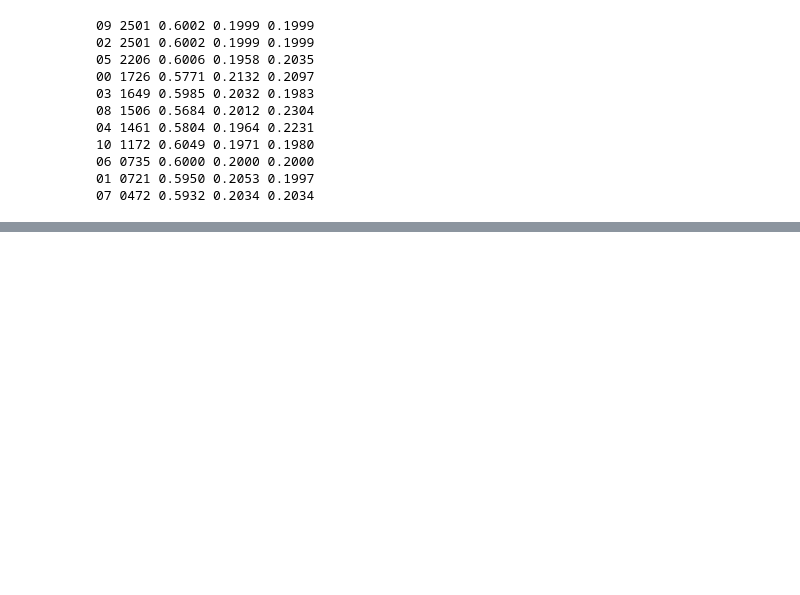
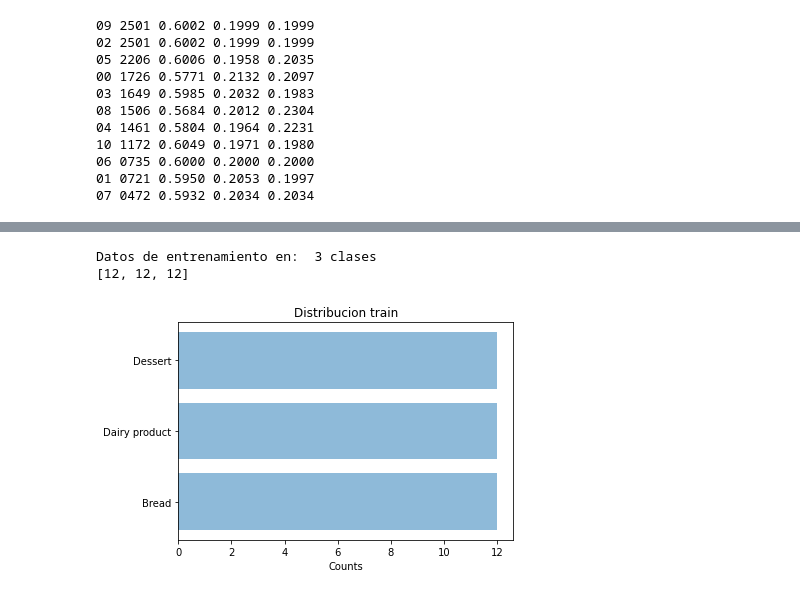
Before and after one commit to AlvaroUriel/idal_ia3, a Jupyter notebook: Test_listar_dataset_1.ipynb, the cells around one changed output, grey strips where cells are left out. Drawn from its saved outputs; the diff is of its cells as text; code cells hidden in the pictures; blank space fills up the shorter version.

```diff
--- a/Test_listar_dataset_1.ipynb
+++ b/Test_listar_dataset_1.ipynb
@@ -171,0 +191,14 @@ list_train_y
+# %%
+#Troceamos por la ultima '/' y por '_' para quedarnos el primer numero y lo pasamos a entero
+train_y = [int(img.split("/")[-1].split("_")[0]) for img in list_train]
+test_y = [int(img.split("/")[-1].split("_")[0]) for img in list_test]
+val_y = [int(img.split("/")[-1].split("_")[0]) for img in list_val]
+
+num_classes = len(sel_clases)
+
+#One hot encoding para tener las etiquetas
+y_train = np_utils.to_categorical(train_y, num_classes)
+y_val = np_utils.to_categorical(val_y, num_classes)
+y_test = np_utils.to_categorical(test_y, num_classes)
+
+y_train
@@ -171,0 +223,21 @@ list_train_y
+# %%
+print("Datos de entrenamiento en: ", num_classes, "clases")
+print([train_y.count(i) for i in range(num_classes)])
+
+food_classes=[]
+for name in sel_clases:
+  food_classes+=[class_names[name]]
+
+y_pos = np.arange(len(food_classes))
+counts = [train_y.count(i) for i in range(num_classes)]
+
+plt.barh(y_pos, counts, align='center', alpha=0.5)
+plt.yticks(y_pos, food_classes)
+plt.xlabel('Counts')
+plt.title('Distribucion train')
+
+plt.show()
+# %% [output]
+Datos de entrenamiento en:  3 clases
+[12, 12, 12]
+[figure, added]
```
Also changed, not shown: parts of 14 cells of this notebook.
